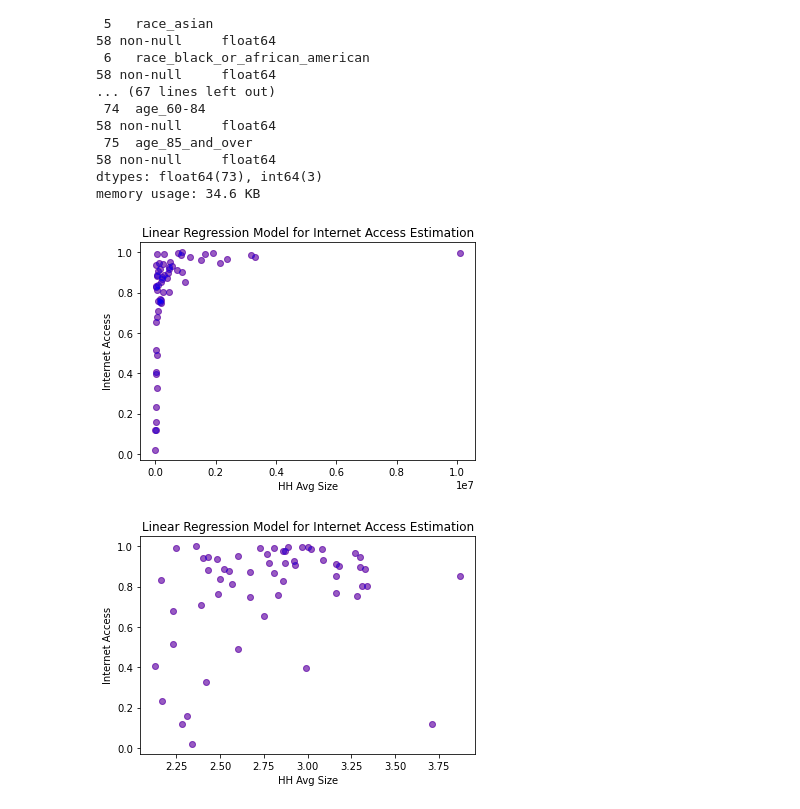
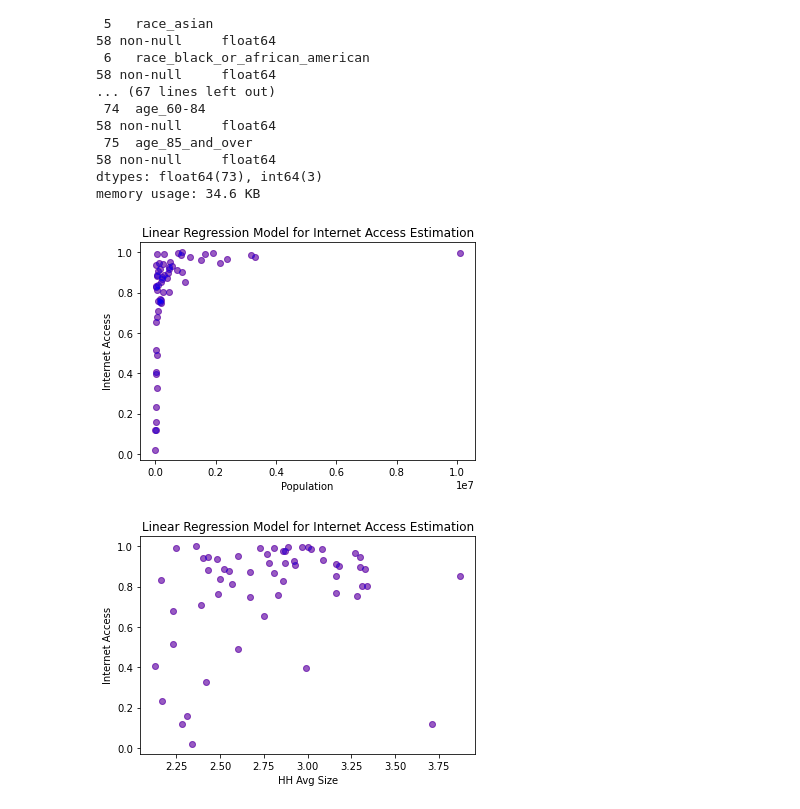
Before and after one commit to sloth143chunk/Internet_Access_Analysis, a Jupyter notebook: notebook/internet_access_machine_learning.ipynb, the cells around one changed output. Cells and saved outputs as stored; diff of their text form; code cells hidden in the pictures.

Commit message:
Presentation images

```diff
--- a/notebook/internet_access_machine_learning.ipynb
+++ b/notebook/internet_access_machine_learning.ipynb
@@ -266,11 +266,11 @@ memory usage: 34.6 KB
 # %%
 plt.scatter(x['population'], y, color='red', alpha=0.4)
 plt.scatter(x['population'], actual, color='blue', alpha=0.4)
-plt.xlabel('HH Avg Size')
+plt.xlabel('Population')
 plt.ylabel('Internet Access')
 plt.title('Linear Regression Model for Internet Access Estimation');
 # %% [output]
-[figure, old version]
+[figure, new version]
 # %%
 plt.scatter(x['avg_household_size'], y, color='red', alpha=0.4)
 plt.scatter(x['avg_household_size'], actual, color='blue', alpha=0.4)
```
Also changed, not shown: 4 other files.
